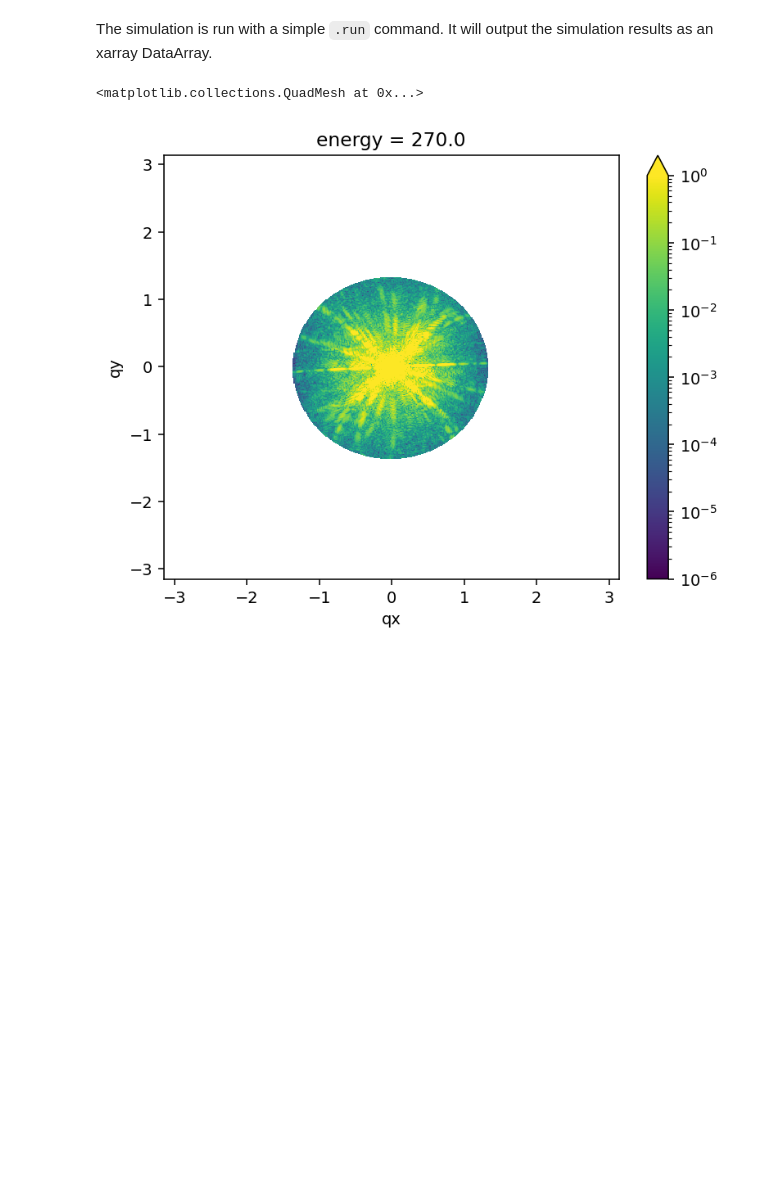
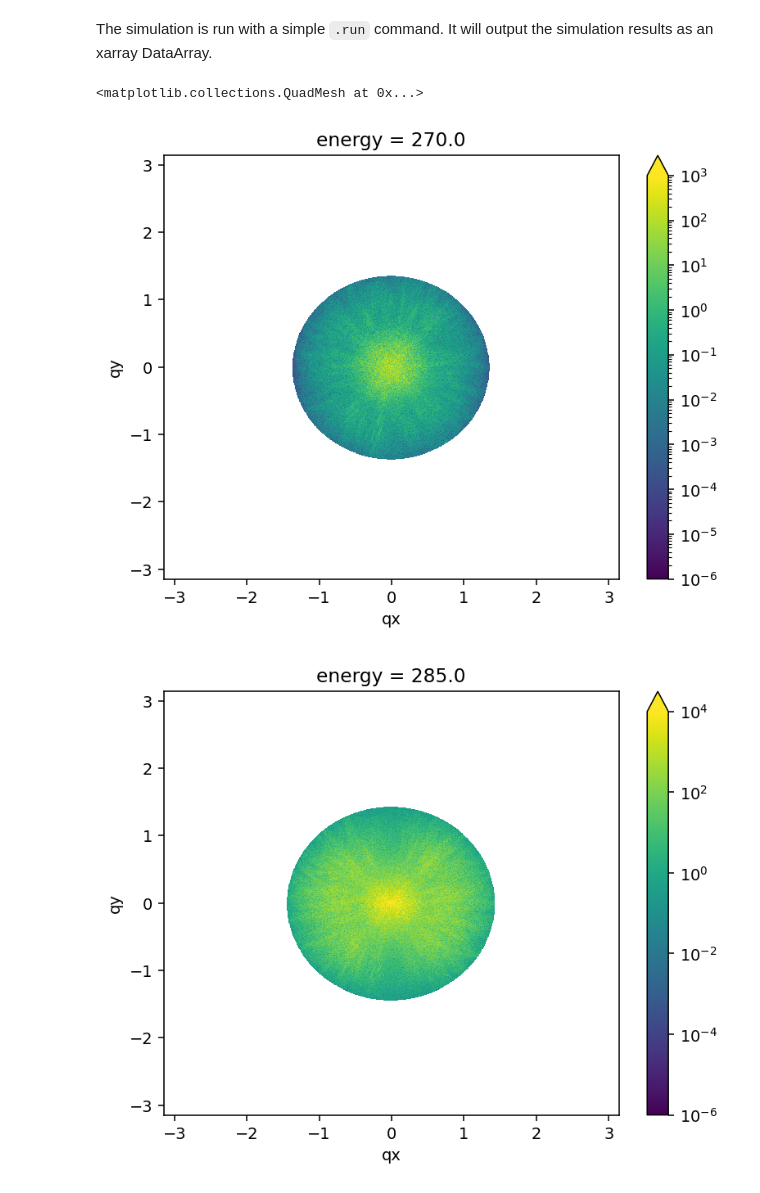
Before and after one commit to usnistgov/NRSS, a Jupyter notebook: src/NRSS_tutorials/MWCNTs/nb3_nrss.ipynb, the cells around one changed output. Saved outputs shown, nothing was run; the diff lists cells and outputs as text; code cells hidden in the pictures; blank space fills up the shorter version.

```diff
--- a/src/NRSS_tutorials/MWCNTs/nb3_nrss.ipynb
+++ b/src/NRSS_tutorials/MWCNTs/nb3_nrss.ipynb
@@ -86,9 +88,9 @@ plt.show()
 # %% [markdown]
 `create_random_CNT` is called within `create_all_CNT` for each trial insertion of a new MWCNT. Here we attempt to insert 1000 CNTs into the box.
 # %%
-BoxXY = 512
-BoxZ = 128
-num_trials = 1000
+BoxXY = 2048
+BoxZ = 256
+num_trials = 20000
 radius_mu = 2.32
 radius_sigma = 0.275
 theta_mu = np.pi/2
@@ -151,3 +155,6 @@ Next, we need to find the Euler angles which define the alignment of the uniaxia
+# %%
+CNTs_dilated = downscale_local_mean(CNTs_dilated, (2,2,2))
+S = downscale_local_mean(S, (2,2,2))
 # %%
 theta, psi = find_angles(CNTs_dilated)
 theta_np = cp.asnumpy(theta)
@@ -232,7 +247,10 @@ The simulation is run with a simple `.run` command. It will output the simulatio
 scattering = morph.run(stdout=False, stderr=False)
 # %%
 plt.figure(dpi=140)
-scattering.sel(energy=270).plot(norm=LogNorm(1e-6,1e0))
+scattering.sel(energy=270).plot(norm=LogNorm(1e-6,1e3))
+plt.figure(dpi=140)
+scattering.sel(energy=285).plot(norm=LogNorm(1e-6,1e4))
 # %% [output]
 <matplotlib.collections.QuadMesh at 0x...>
-[figure, old version]
+[figure, new version]
+[figure, added]
```
Also changed, not shown: parts of 28 cells of this notebook, 3 other files.
